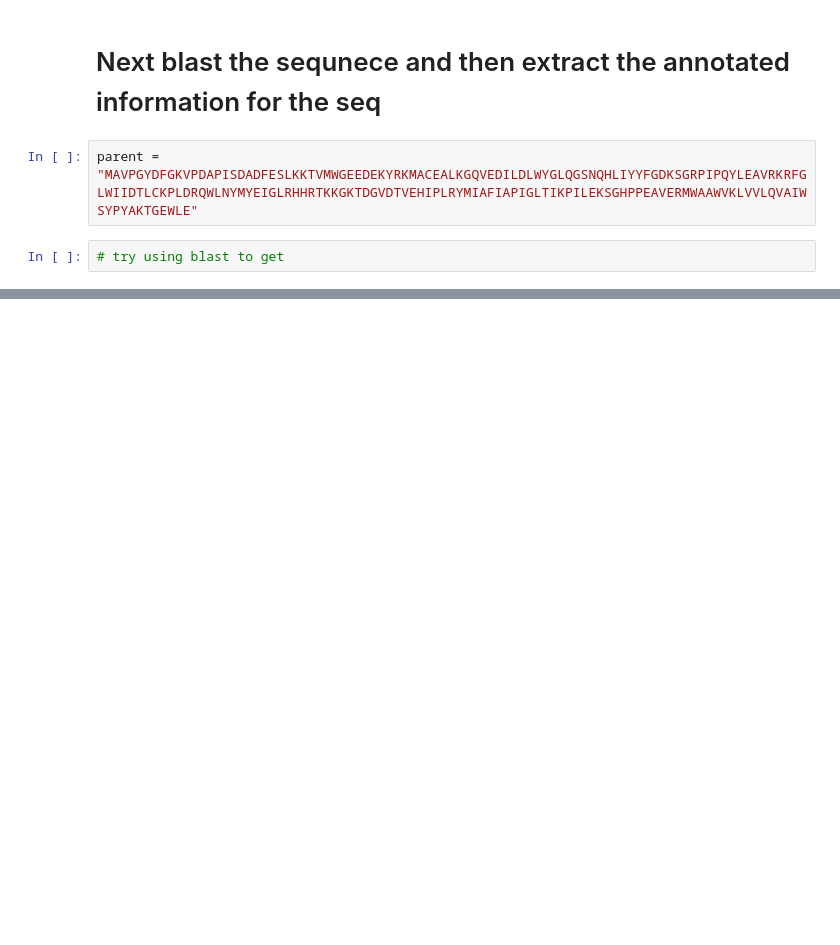
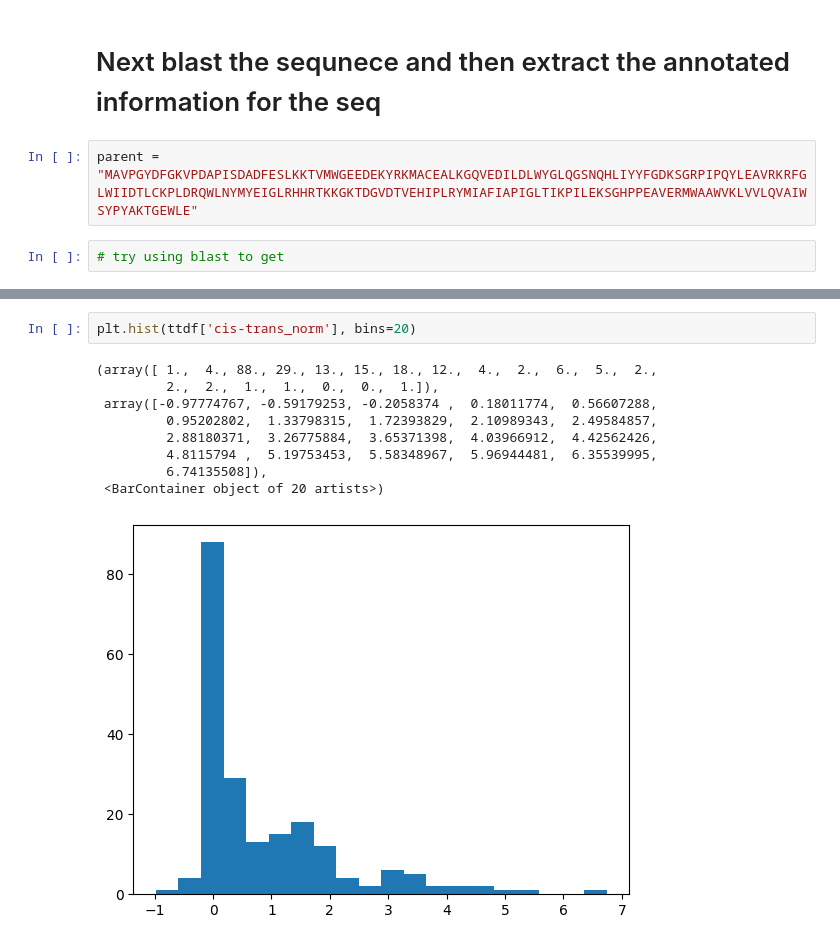
Before and after one commit to fhalab/LevSeq, a Jupyter notebook: manucript/notebooks/Ape AGW/Processing and visulisation.ipynb, the cells around one changed output, grey strips where cells are left out. Cells and saved outputs as stored; diff of their text form; blank space fills up the shorter version.

```diff
--- a/manucript/notebooks/Ape AGW/Processing and visulisation.ipynb
+++ b/manucript/notebooks/Ape AGW/Processing and visulisation.ipynb
@@ -503,2 +514,14 @@ Progressive alignment progress done. CPU time: 0.85u 0.50s 00:00:01.35 Elapsed:
 Alignment written to /Users/ariane/Documents/code/MinION/manucript/notebooks/Ape AGW/Data/uniprot/uniprotkb_uniref_cluster_50_UniRef50_A0_2024_05_07_msa.fasta
 0
+# %%
+plt.hist(ttdf['cis-trans_norm'], bins=20)
+# %% [output]
+(array([ 1.,  4., 88., 29., 13., 15., 18., 12.,  4.,  2.,  6.,  5.,  2.,
+         2.,  2.,  1.,  1.,  0.,  0.,  1.]),
+ array([-0.97774767, -0.59179253, -0.2058374 ,  0.18011774,  0.56607288,
+         0.95202802,  1.33798315,  1.72393829,  2.10989343,  2.49584857,
+         2.88180371,  3.26775884,  3.65371398,  4.03966912,  4.42562426,
+         4.8115794 ,  5.19753453,  5.58348967,  5.96944481,  6.35539995,
+         6.74135508]),
+ <BarContainer object of 20 artists>)
+[figure, added]
```
Also changed, not shown: parts of 17 cells of this notebook, 1 other file.
